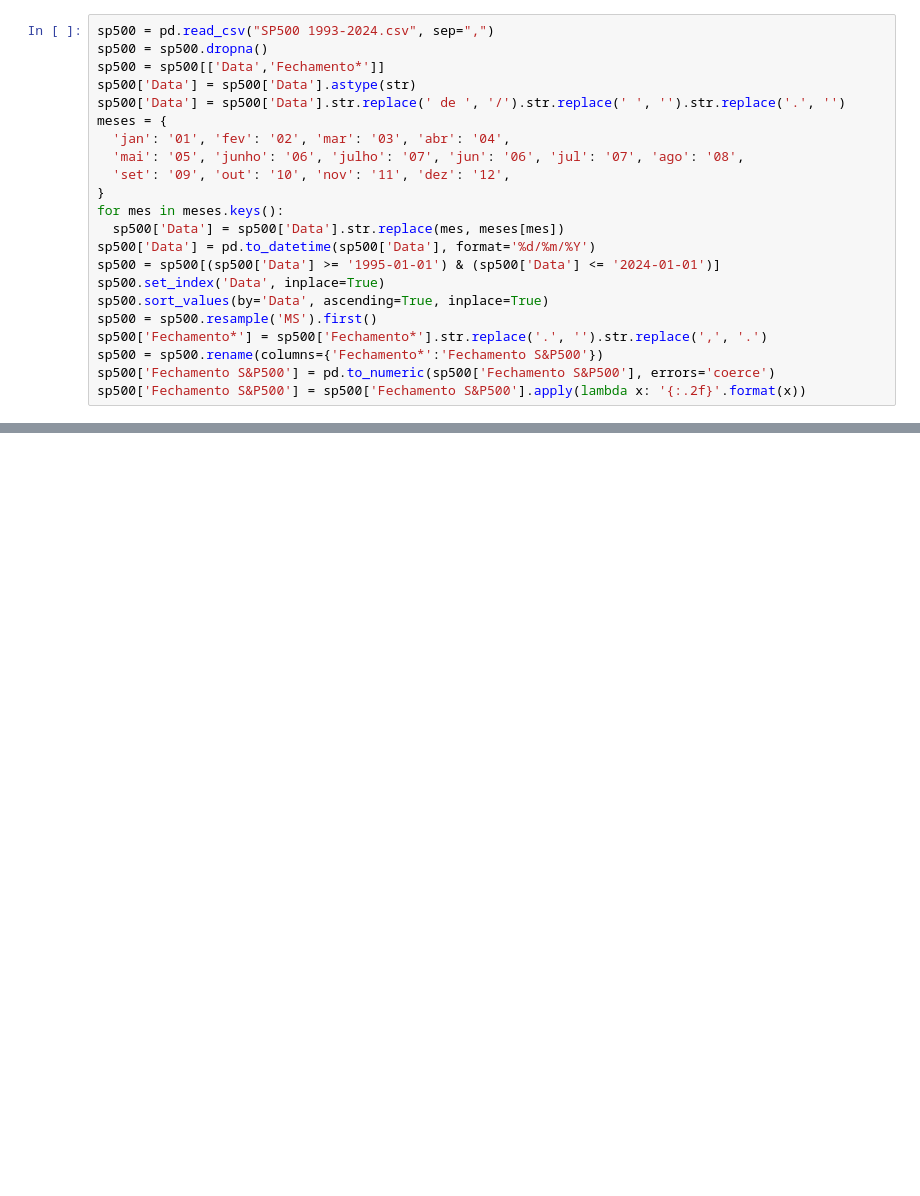
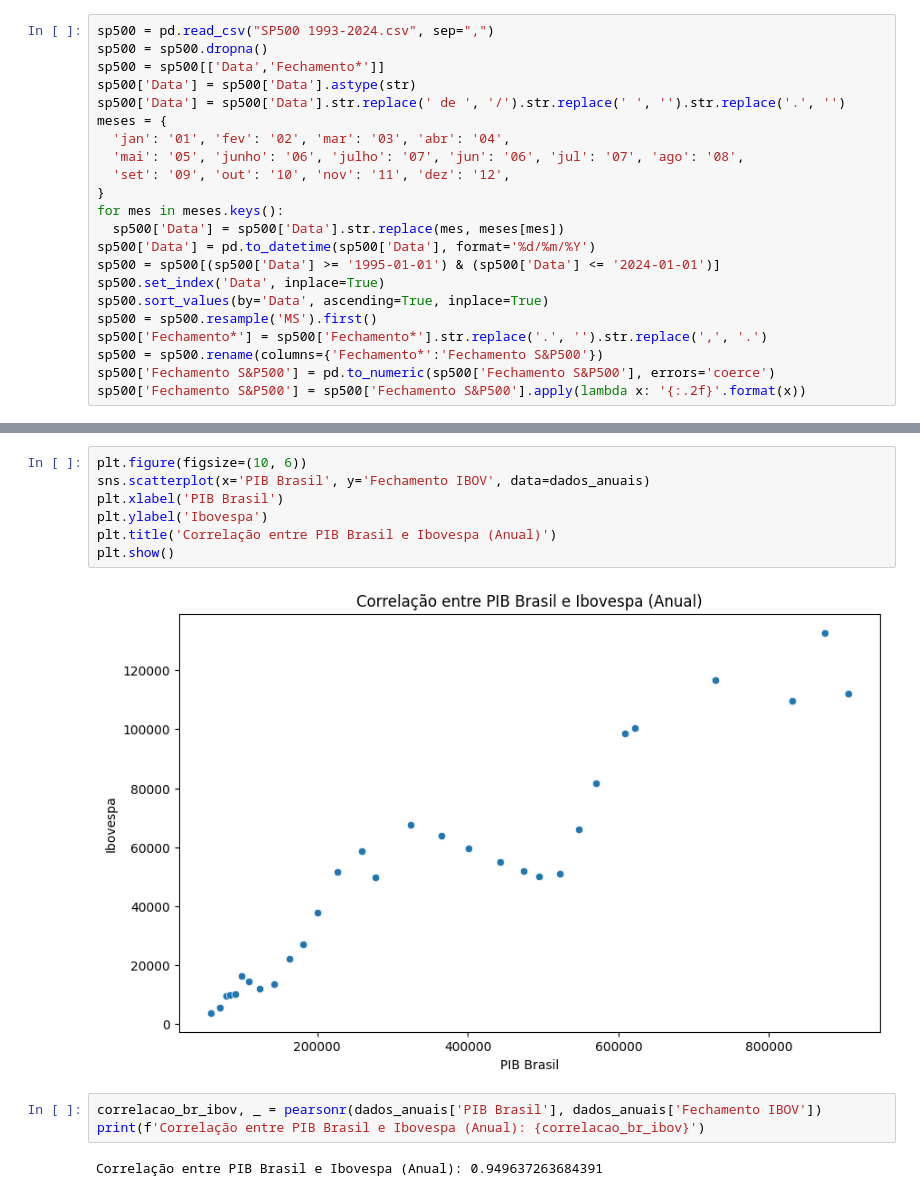
Before and after one commit to omarcospo/projeto-final-feadev, a Jupyter notebook: Projeto Final.ipynb, the cells around one changed output, grey strips where cells are left out. Saved outputs shown, nothing was run; the diff lists cells and outputs as text; blank space fills up the shorter version.

Commit message:
add: gráficos de correlação

```diff
--- a/Projeto Final.ipynb
+++ b/Projeto Final.ipynb
@@ -86,0 +115,14 @@ dados
+# %%
+plt.figure(figsize=(10, 6))
+sns.scatterplot(x='PIB Brasil', y='Fechamento IBOV', data=dados_anuais)
+plt.xlabel('PIB Brasil')
+plt.ylabel('Ibovespa')
+plt.title('Correlação entre PIB Brasil e Ibovespa (Anual)')
+plt.show()
+# %% [output]
+[figure, added]
+# %%
+correlacao_br_ibov, _ = pearsonr(dados_anuais['PIB Brasil'], dados_anuais['Fechamento IBOV'])
+print(f'Correlação entre PIB Brasil e Ibovespa (Anual): {correlacao_br_ibov}')
+# %% [output]
+Correlação entre PIB Brasil e Ibovespa (Anual): 0.949637263684391
```
Also changed, not shown: parts of 6 cells of this notebook.
